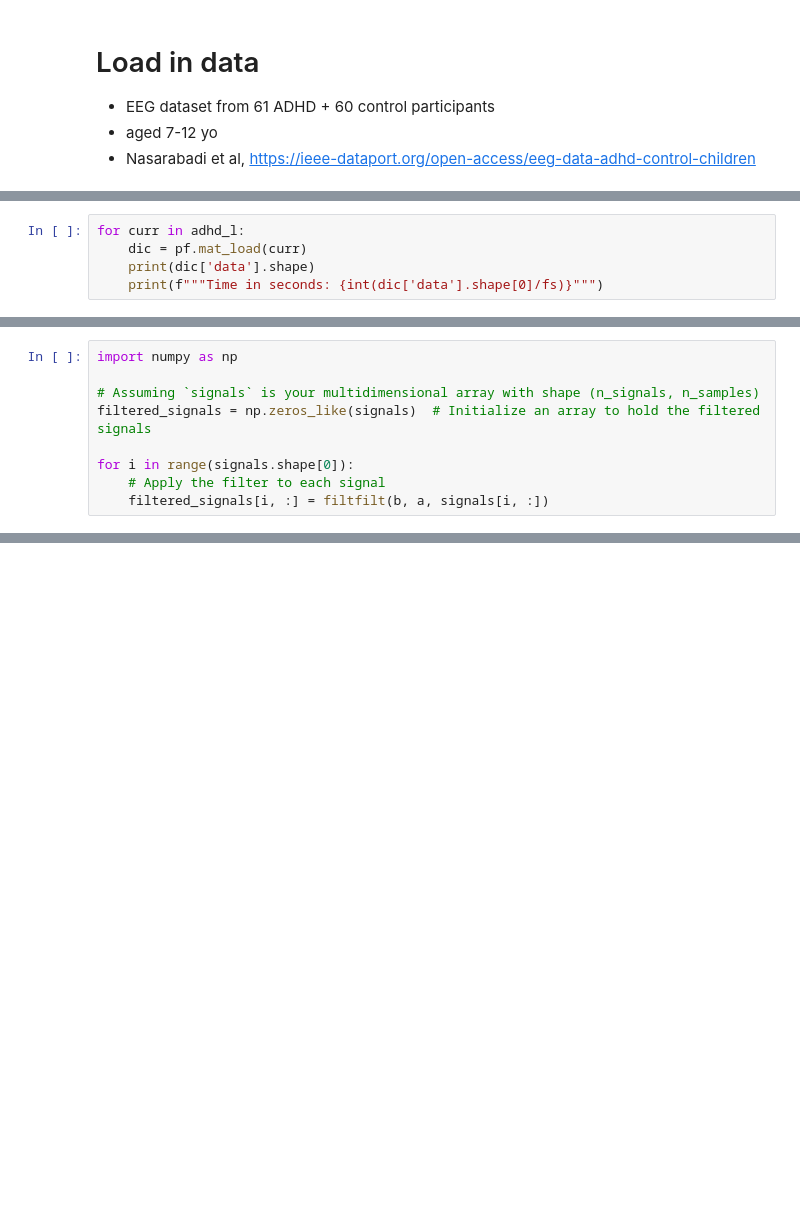
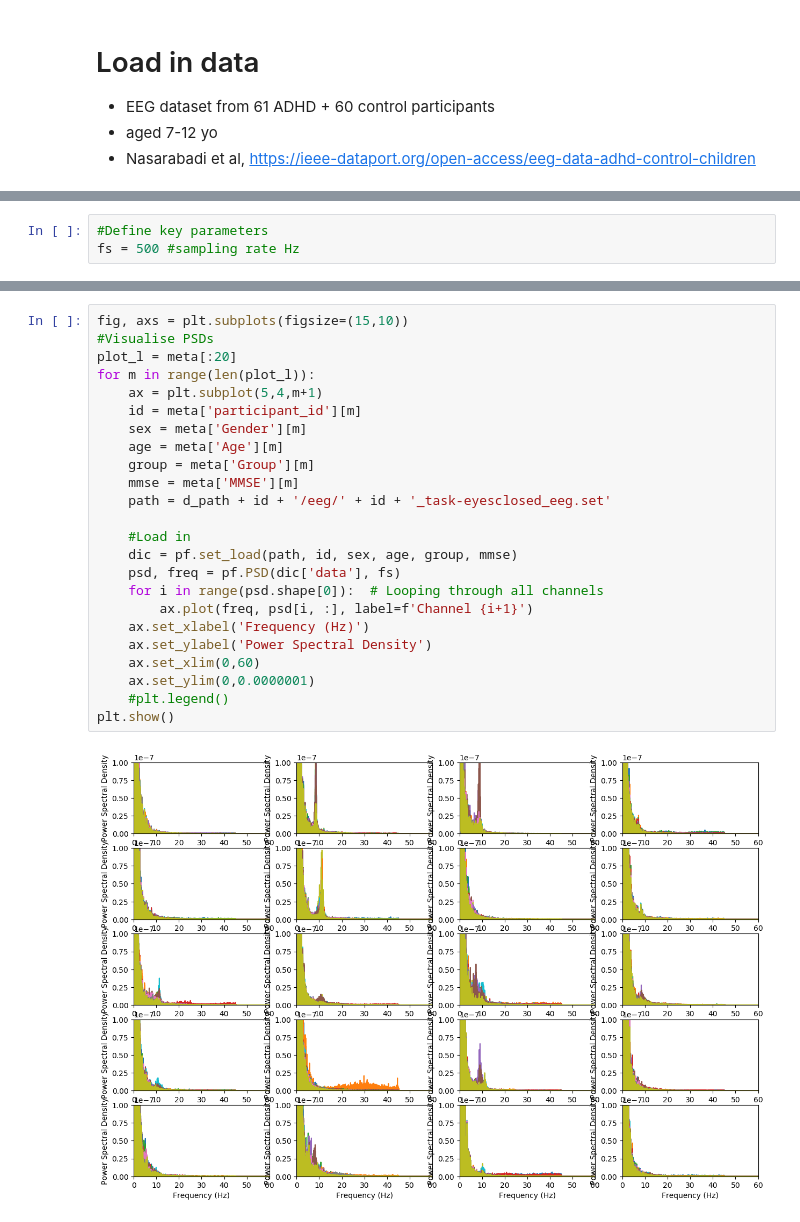
Before and after one commit to dmnburrows/deep_audioEEG, a Jupyter notebook: data_process.ipynb, the cells around one changed output, grey strips where cells are left out. Cells and saved outputs as stored; diff of their text form; blank space fills up the shorter version.

```diff
--- a/data_process.ipynb
+++ b/data_process.ipynb
@@ -56,5 +43,0 @@ meta
-# %%
-for curr in adhd_l:
-    dic = pf.mat_load(curr)
-    print(dic['data'].shape)
-    print(f"""Time in seconds: {int(dic['data'].shape[0]/fs)}""")
@@ -90,9 +43,0 @@ dic = pf.mat_load(curr)
-# %%
-import numpy as np
-
-# Assuming `signals` is your multidimensional array with shape (n_signals, n_samples)
-filtered_signals = np.zeros_like(signals)  # Initialize an array to hold the filtered signals
-
-for i in range(signals.shape[0]):
-    # Apply the filter to each signal
-    filtered_signals[i, :] = filtfilt(b, a, signals[i, :])
@@ -156,0 +44,3 @@ for curr in adhd_l:
+# %%
+#Define key parameters
+fs = 500 #sampling rate Hz
@@ -156,0 +66,26 @@ for curr in adhd_l:
+# %%
+fig, axs = plt.subplots(figsize=(15,10))
+#Visualise PSDs
+plot_l = meta[:20]
+for m in range(len(plot_l)):
+    ax = plt.subplot(5,4,m+1)
+    id = meta['participant_id'][m]
+    sex = meta['Gender'][m]
+    age = meta['Age'][m]
+    group = meta['Group'][m]
+    mmse = meta['MMSE'][m]
+    path = d_path + id + '/eeg/' + id + '_task-eyesclosed_eeg.set'
+
+    #Load in
+    dic = pf.set_load(path, id, sex, age, group, mmse)
+    psd, freq = pf.PSD(dic['data'], fs)
+    for i in range(psd.shape[0]):  # Looping through all channels
+        ax.plot(freq, psd[i, :], label=f'Channel {i+1}')
+    ax.set_xlabel('Frequency (Hz)')
+    ax.set_ylabel('Power Spectral Density')
+    ax.set_xlim(0,60)
+    ax.set_ylim(0,0.0000001)
+    #plt.legend()
+plt.show()
+# %% [output]
+[figure, added]
```
Also changed, not shown: parts of 13 cells of this notebook, 1 other file.
